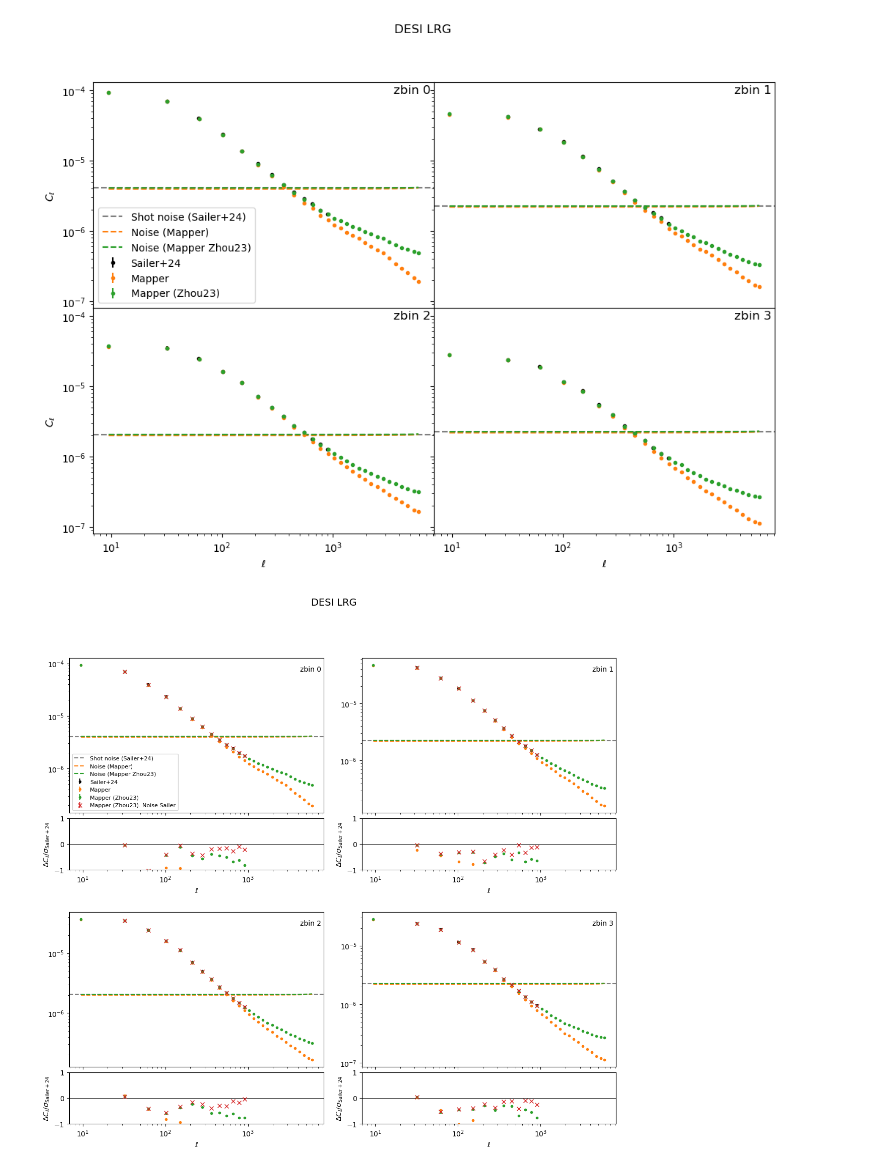
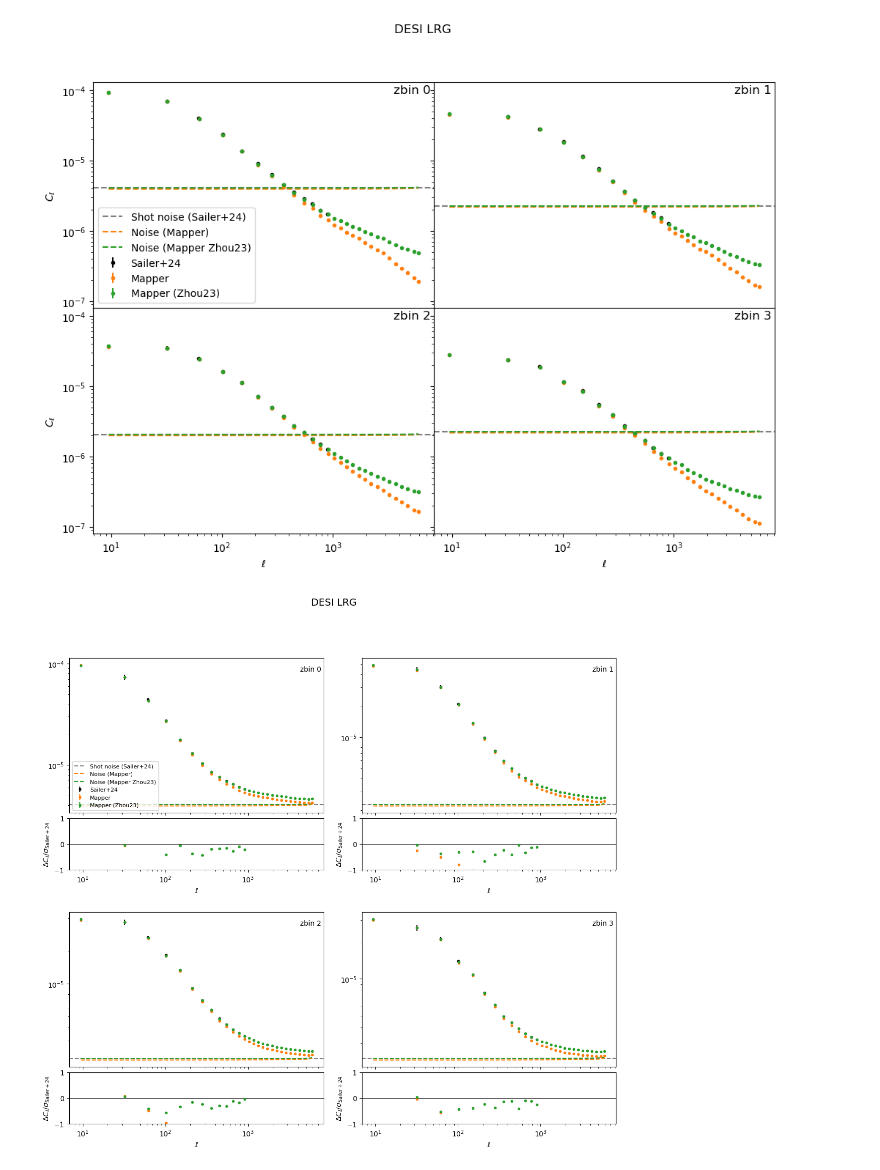
Before and after one commit to Cosmotheka/Cosmotheka_tutorials, a Jupyter notebook: tutorials/DESI_LRG.ipynb, the cells around one changed output. Drawn from its saved outputs; the diff is of its cells as text; code cells hidden in the pictures.

Commit message:
added comparison with noise. DESI LRGs

```diff
--- a/tutorials/DESI_LRG.ipynb
+++ b/tutorials/DESI_LRG.ipynb
@@ -126,11 +126,11 @@ for zbin in range(4):
     cl_Zhou23_instances[(zbin, zbin)] = Cl(data.data, f"DESI_LRG_Zhou23__{zbin}", f"DESI_LRG_Zhou23__{zbin}")
 
 # And their covariances. For now we compare the Cells using Sailer+24 error bars.
-# cov_instances = {}
-# cov_Zhou23_instances = {}
-# for zbin in range(4):
-#     cov_instances[(zbin, zbin)] = Cov(data.data, f"DESI_LRG__{zbin}", f"DESI_LRG__{zbin}", f"DESI_LRG__{zbin}", f"DESI_LRG__{zbin}")
-#     cov_Zhou23_instances[(zbin, zbin)] = Cov(data.data, f"DESI_LRG_Zhou23__{zbin}", f"DESI_LRG_Zhou23__{zbin}", f"DESI_LRG_Zhou23__{zbin}", f"DESI_LRG_Zhou23__{zbin}")
+cov_instances = {}
+cov_Zhou23_instances = {}
+for zbin in range(4):
+    cov_instances[(zbin, zbin)] = Cov(data.data, f"DESI_LRG__{zbin}", f"DESI_LRG__{zbin}", f"DESI_LRG__{zbin}", f"DESI_LRG__{zbin}")
+    cov_Zhou23_instances[(zbin, zbin)] = Cov(data.data, f"DESI_LRG_Zhou23__{zbin}", f"DESI_LRG_Zhou23__{zbin}", f"DESI_LRG_Zhou23__{zbin}", f"DESI_LRG_Zhou23__{zbin}")
 # %%
 # Let's compare them with the official C_ells
 
@@ -334,22 +308,17 @@ for zbin in range(4):
 
     # Relative dev. (compare only where Sailer has coverage)
     sel = (ell >= ell_Sailer[0]-1) & (ell <= ell_Sailer[-1]+1)
-    ref = cl_Sailer - shot
-    reldev = (cl[0, sel] - ref) / err_Sailer
-    reldev_Zhou23 = (cl_Zhou23[0, sel] - ref) / err_Sailer
-
-    # Correct noise for Zhou23
-    cl_Zhou23_nlSailer = cl_Zhou23[0, sel] + nl_Zhou23[0, sel] - shot
-    reldev_Zhou23_nlSailer = (cl_Zhou23_nlSailer - ref) / err_Sailer
+    ref = cl_Sailer
+    reldev = (cl[0, sel] + nl[0, sel] - ref) / err_Sailer
+    reldev_Zhou23 = (cl_Zhou23[0, sel] + nl_Zhou23[0, sel] - ref) / err_Sailer
 
     # -------------------------
     # Top: C_ell (with errors and noise)
     # -------------------------
-    ax_top.errorbar(ell_Sailer, cl_Sailer - shot, yerr=err_Sailer,
+    ax_top.errorbar(ell_Sailer, cl_Sailer, yerr=err_Sailer,
                     fmt='.', color='k', label='Sailer+24')
-    ax_top.errorbar(ell, cl[0], yerr=err, fmt='.', color='C1', label='Mapper')
-    ax_top.errorbar(ell, cl_Zhou23[0], yerr=err_Zhou23, fmt='.', color='C2', label='Mapper (Zhou23)')
-    ax_top.errorbar(ell[sel], cl_Zhou23_nlSailer, yerr=err_Zhou23[sel], fmt='x', color='C3', label='Mapper (Zhou23). Noise Sailer')
+    ax_top.errorbar(ell, cl[0] + nl[0], yerr=err, fmt='.', color='C1', label='Mapper')
+    ax_top.errorbar(ell, cl_Zhou23[0] + nl_Zhou23[0], yerr=err_Zhou23, fmt='.', color='C2', label='Mapper (Zhou23)')
 
     # noise lines
     ax_top.axhline(shot, color='gray', linestyle='--', label='Shot noise (Sailer+24)')
@@ -364,33 +333,31 @@ for zbin in range(4):
     # text
     ax_top.text(0.99, 0.95, f'zbin {zbin}', transform=ax_top.transAxes,
                 fontsize=10, verticalalignment='top', horizontalalignment='right')
 
     # show legend only in the first top panel
     if zbin == 0:
         ax_top.legend(fontsize=8, loc='lower left')
 
     # -------------------------
     # Bottom: relative deviation wrt Sailer
     # -------------------------
     # plot reldev on ell[sel] with propagated error ~ err[sel]/ref_on_sel
     ax_bot.errorbar(ell[sel], reldev, fmt='.', color='C1', label='Mapper reldev')
     ax_bot.errorbar(ell[sel], reldev_Zhou23, fmt='.', color='C2',
                     label='Mapper(Zhou23) reldev')
-    ax_bot.errorbar(ell[sel], reldev_Zhou23_nlSailer, fmt='x', color='C3',
-                    label='Mapper(Zhou23). Noise Sailer reldev')
     ax_bot.axhline(0.0, color='k', linewidth=0.7)
     ax_bot.set_xscale('log')
     ax_bot.set_ylabel(r'$\Delta C_\ell / \sigma_{\rm Sailer+24}$')
     ax_bot.set_xlabel(r'$\ell$')
 
     # tighten y-limits for bottom to focus on deviations
     # (adjust as wanted)
     ax_bot.set_ylim(-1., 1.)
 
 # overall title
 fig.suptitle('DESI LRG', fontsize=14)
 
 plt.show()
 plt.close()
 # %% [output]
-[figure, old version]
+[figure, new version]
```
Also changed, not shown: parts of 3 cells of this notebook.
